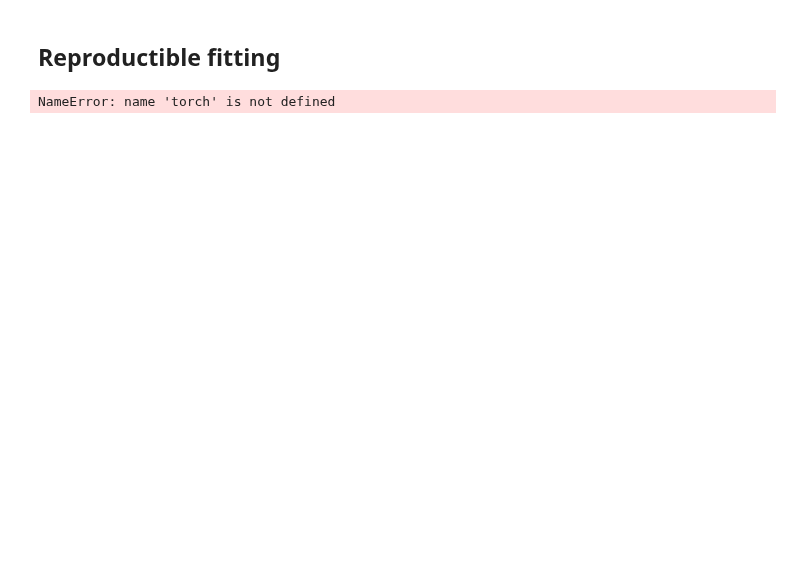
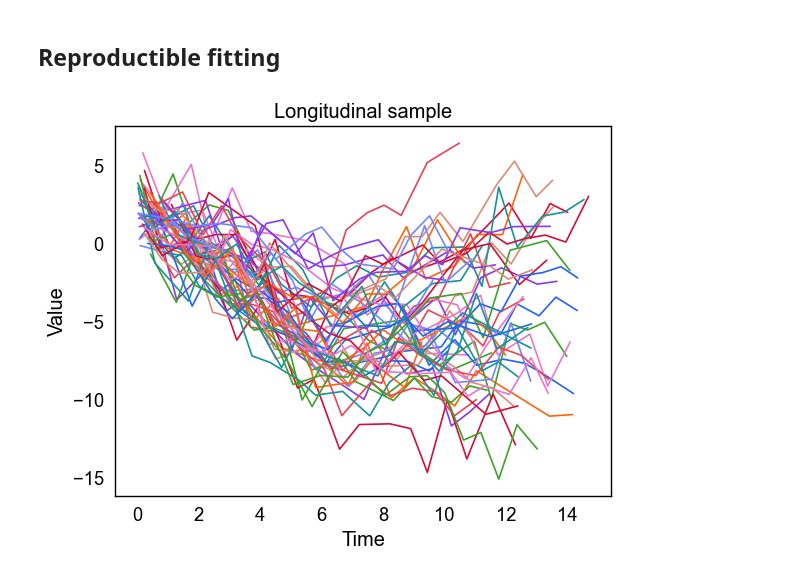
Before and after one commit to felixlaplante/jmstate, a Jupyter notebook: fitting-test-multi.ipynb, the cells around one changed output. Drawn from its saved outputs; the diff is of its cells as text; code cells hidden in the pictures; blank space fills up the shorter version.

```diff
--- a/fitting-test-multi.ipynb
+++ b/fitting-test-multi.ipynb
@@ -24,21 +26,21 @@ from jmstate import (
 torch.manual_seed(42)  # type: ignore
 
 
-T0 = 6.0
+TAU = 6.0
 
 
 def reg(t: torch.Tensor, psi: torch.Tensor):
     b, w1, w2 = psi.chunk(3, dim=-1)  # Extract relevant terms
 
     # psi has shape (n_chains, n_individuals, n_repetitions)
-    return (b + w1 * t + (w2 - w1) * (t > T0) * (t - T0)).unsqueeze(-1)
+    return (b + w1 * t + (w2 - w1) * (t > TAU) * (t - TAU)).unsqueeze(-1)
 
 
 def link(t: torch.Tensor, psi: torch.Tensor):
     b, w1, w2 = psi.chunk(3, dim=-1)
 
-    diff = (w2 - w1) * (t > T0)
-    val = b + w1 * t + diff * (t - T0)
+    diff = (w2 - w1) * (t > TAU)
+    val = b + w1 * t + diff * (t - TAU)
     der = w1 + diff
     return torch.cat([val.unsqueeze(-1), der.unsqueeze(-1)], dim=-1)
 
@@ -54,6 +56,4 @@ def random_far_apart(
     gap_offset = torch.arange(m) * min_dist
 
     return a + y + gap_offset
-# %% [output]
-NameError: name 'torch' is not defined
 # %%
@@ -181,0 +196,9 @@ def gen_data(n: int, m: int):
+# %%
+plt.plot(data.t[:50].T, data.y[:50].squeeze(-1).T)  # type: ignore
+plt.title("Longitudinal sample")  # type: ignore
+plt.xlabel("Time")  # type: ignore
+plt.ylabel("Value")  # type: ignore
+plt.savefig("figures/longitudinal_sample-multi.png")  # type: ignore
+plt.show()  # type: ignore
+# %% [output]
+[figure, added]
```
Also changed, not shown: parts of 12 cells of this notebook.
